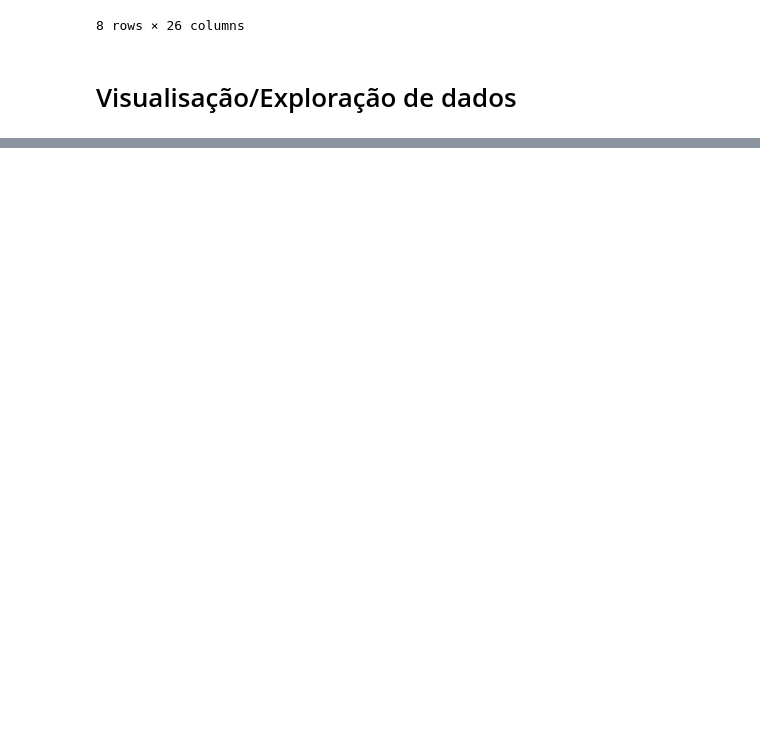
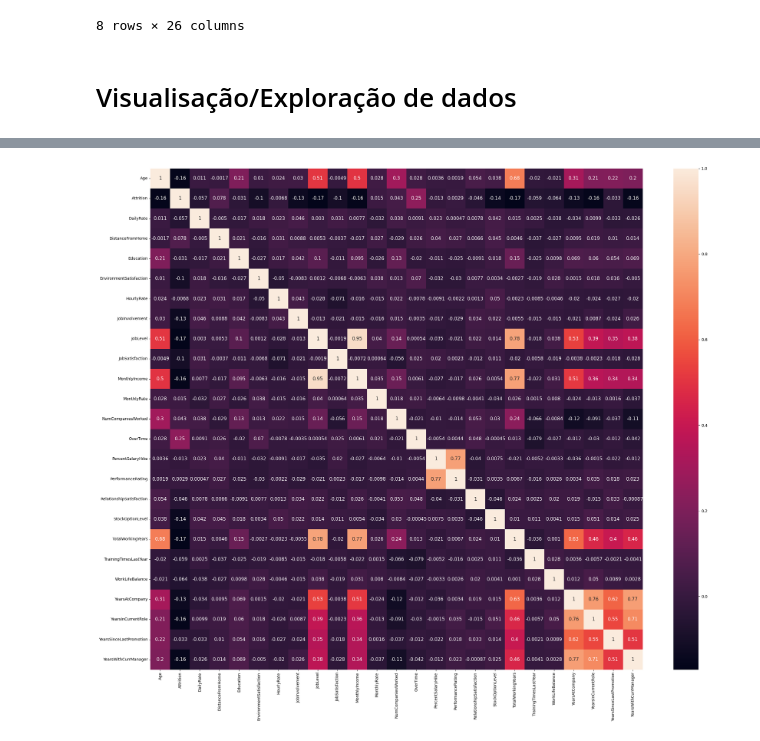
Before and after one commit to MarceloMargreiter/Tendencia_TurnOver, a Jupyter notebook: tendencia_turnover.ipynb, the cells around one changed output, grey strips where cells are left out. Cells and saved outputs as stored; diff of their text form; code cells hidden in the pictures; blank space fills up the shorter version.

```diff
--- a/tendencia_turnover.ipynb
+++ b/tendencia_turnover.ipynb
@@ -116,0 +190,15 @@ employee_df.head(), employee_df.shape
+# %%
+correlations = employee_df.corr(numeric_only=True)
+
+f, ax = plt.subplots(figsize=(24, 20))
+
+sns.heatmap(
+    correlations,
+    annot=True,
+    annot_kws={'size': 12}
+)
+
+plt.tight_layout()
+plt.show()
+# %% [output]
+[figure, added]
```
Also changed, not shown: parts of 12 cells of this notebook.
